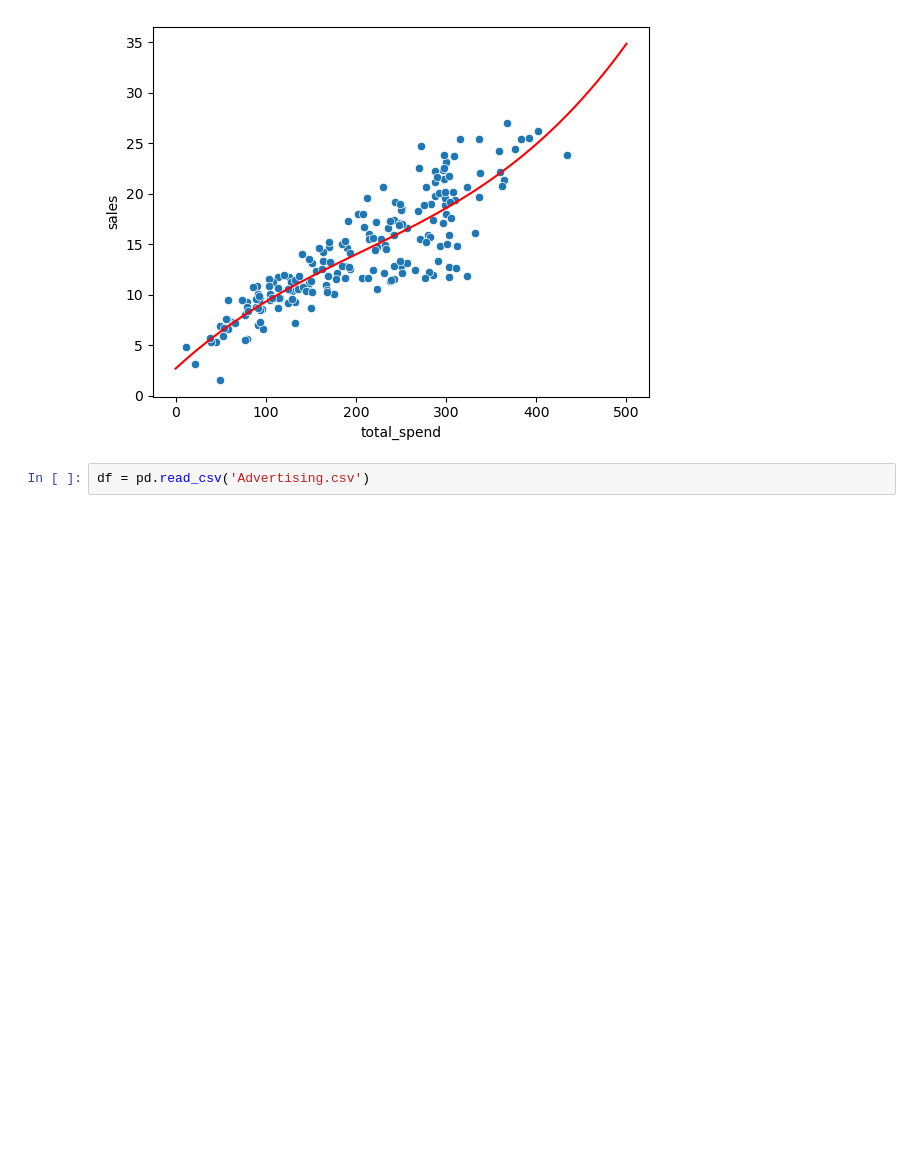
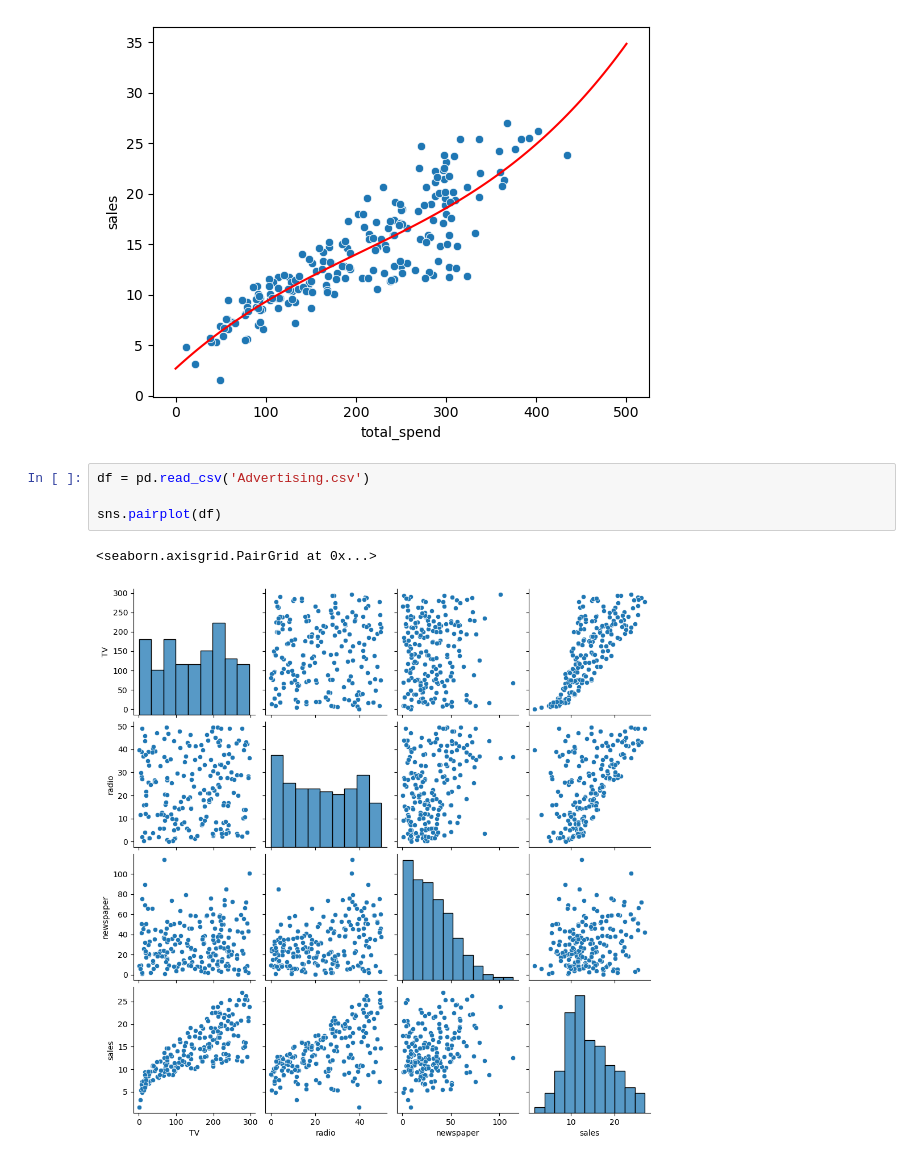
Before and after one commit to maginbu-0/Machine-Learning, a Jupyter notebook: Linear Regression Models/Linear Regression Models.ipynb, the cells around one changed output. Cells and saved outputs as stored; diff of their text form; blank space fills up the shorter version.

```diff
--- a/Linear Regression Models/Linear Regression Models.ipynb
+++ b/Linear Regression Models/Linear Regression Models.ipynb
@@ -59,3 +59,8 @@ plt.plot(potential_spend,predicted_sales, color='red')
 [figure]
 # %%
 df = pd.read_csv('Advertising.csv')
+
+sns.pairplot(df)
+# %% [output]
+<seaborn.axisgrid.PairGrid at 0x...>
+[figure, added]
```
Also changed, not shown: parts of 1 cell of this notebook.
